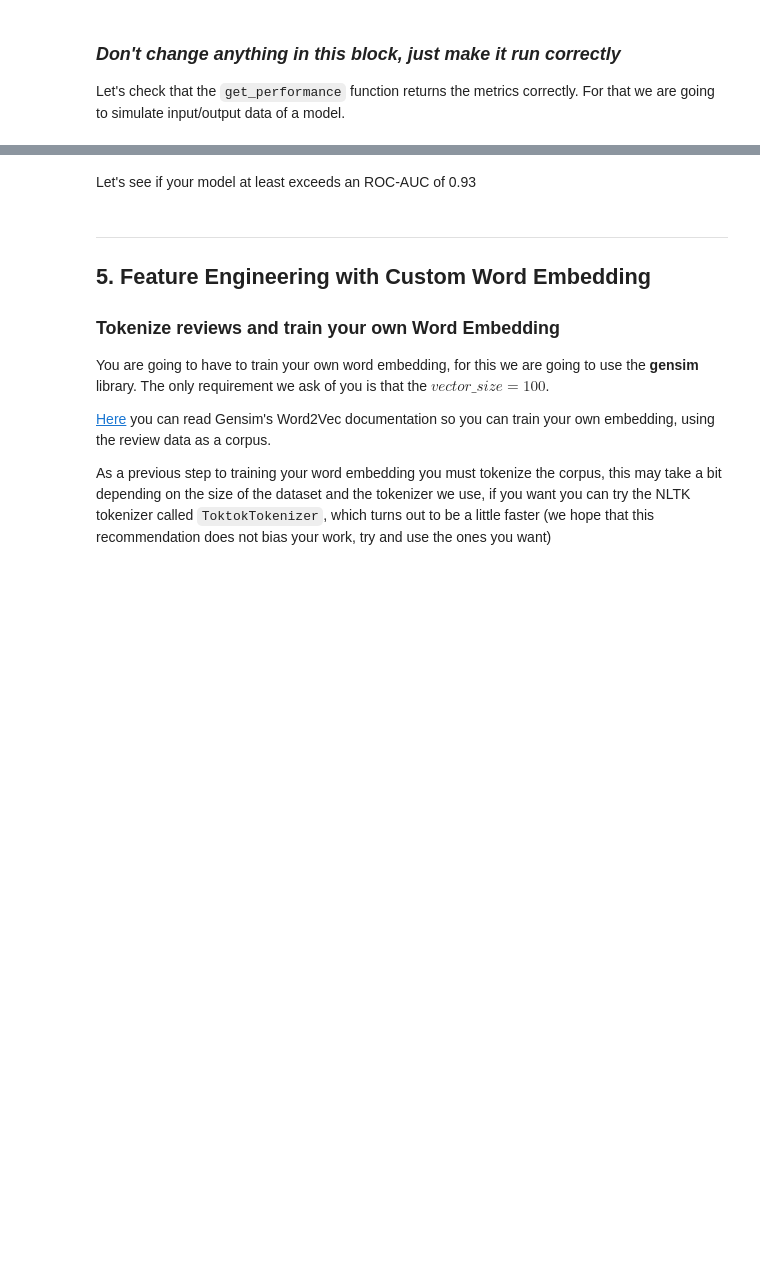
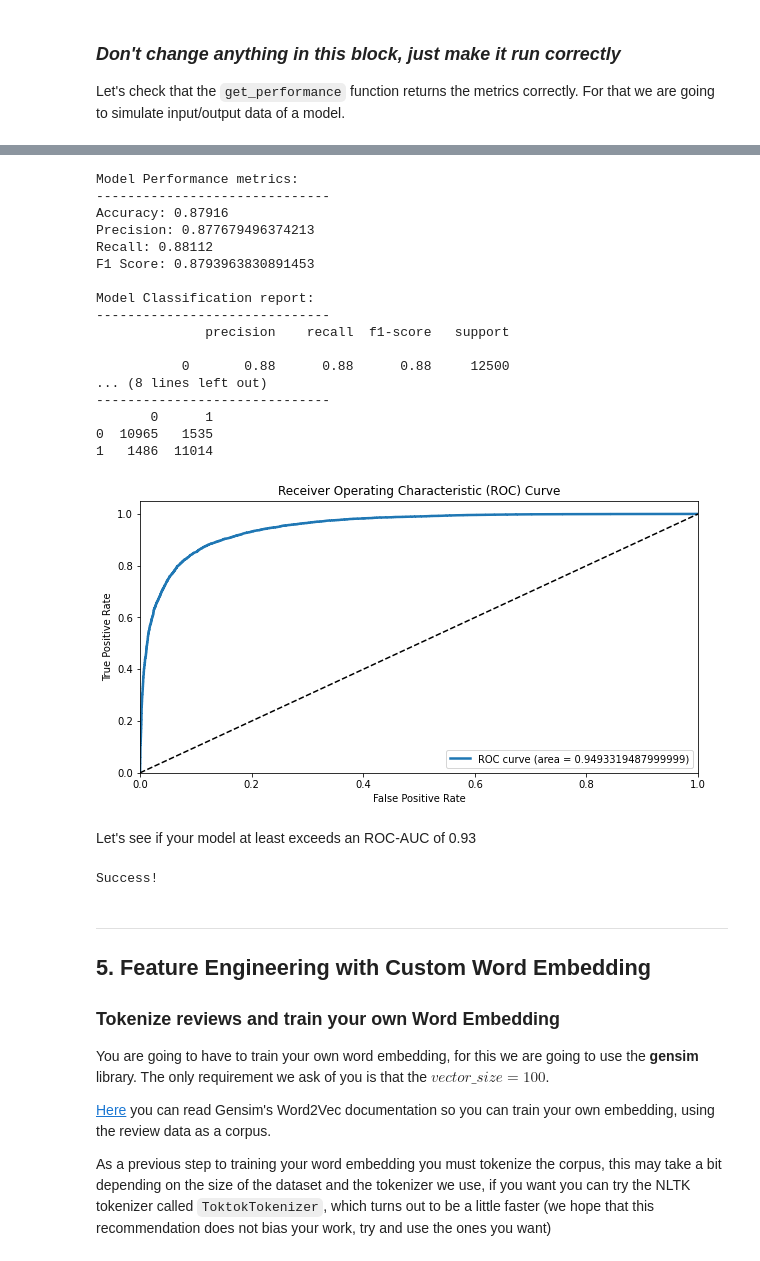
Before and after one commit to fede6590/Products_Review_Classification, a Jupyter notebook: Sentiment_Analysis_NLP.ipynb, the cells around one changed output, grey strips where cells are left out. Drawn from its saved outputs; the diff is of its cells as text; code cells hidden in the pictures; blank space fills up the shorter version.

```diff
--- a/Sentiment_Analysis_NLP.ipynb
+++ b/Sentiment_Analysis_NLP.ipynb
@@ -88,3 +66,12 @@ def get_lists(folder):
 # %%
 X_train, y_train = get_lists('aclImdb/train')
 X_test, y_test = get_lists('aclImdb/test')
+# %%
+def list2pickle(filename, list): ### Could make an improvement by setting filename using "list".pkl
+    with open(filename, 'wb') as file:
+        pickle.dump(list, file)
+
+def pickle2list(filename):
+    with open(filename, 'rb') as file:
+        list = pickle.load(file)
+    return list
@@ -124,3 +118,8 @@ Reading Data Success!
 If you want to add more features that would be great, for example you could start by removing emojis, using different stemming algorithms, etc. The more functions you have the better, remember that the texts are very varied and the preprocessing depends a lot on the source of our data.
 
 To apply each of the functions you created and pre-process the dataset, you must use the `normalize_corpus` function of the `text_normalizer.py` script. In this method each of the functions you wrote is called, in fact you must enable or disable what you consider necessary (`at this point we leave it to your free choice, for example: you can lemmatize or apply stemming or directly not apply any of the two and so on with the rest, but that is your choice`), this function simply groups the previous ones for a more simplified use.
+# %%
+X_train = pickle2list('data/X_train.pkl')
+y_train = pickle2list('data/y_train.pkl')
+X_test = pickle2list('data/X_test.pkl')
+y_test = pickle2list('data/y_test.pkl')
@@ -253,3 +306,6 @@ Also, you must complete the `plot_roc` function so that it can show:
+# %%
+tfidf_train = pickle2list('data/tfidf_train.pkl')
+tfidf_test = pickle2list('data/tfidf_test.pkl')
 # %% [markdown]
 ### *Don't change anything in this block, just make it run correctly*
 
@@ -270,3 +348,33 @@ check_basic_metrics()
+# %%
+import evaluation
+import importlib
+importlib.reload(evaluation)
+from sklearn.linear_model import LogisticRegression
+
+model = LogisticRegression().fit(tfidf_train, y_train)
+y_pred = model.predict(tfidf_test)
+
+accuracy, precision, recall, f1_score = evaluation.get_performance(y_pred, y_test)
+roc_auc = evaluation.plot_roc(model, y_test, tfidf_test)
+# %% [output]
+Model Performance metrics:
+------------------------------
+Accuracy: 0.87916
+Precision: 0.877679496374213
+Recall: 0.88112
+F1 Score: 0.8793963830891453
+
+Model Classification report:
+------------------------------
+              precision    recall  f1-score   support
+
+           0       0.88      0.88      0.88     12500
+... (8 lines left out)
+------------------------------
+       0      1
+0  10965   1535
+1   1486  11014
+[figure, added]
 # %% [markdown]
 Let's see if your model at least exceeds an ROC-AUC of 0.93
 # %%
@@ -277,6 +385,8 @@ def check_roc(roc_auc):
         raise ValueError('Your model is not good enough!')
 
 check_roc(roc_auc)
+# %% [output]
+Success!
 # %% [markdown]
 ---
 ## 5. Feature Engineering with Custom Word Embedding
```
Also changed, not shown: parts of 20 cells of this notebook, 3 other files.
